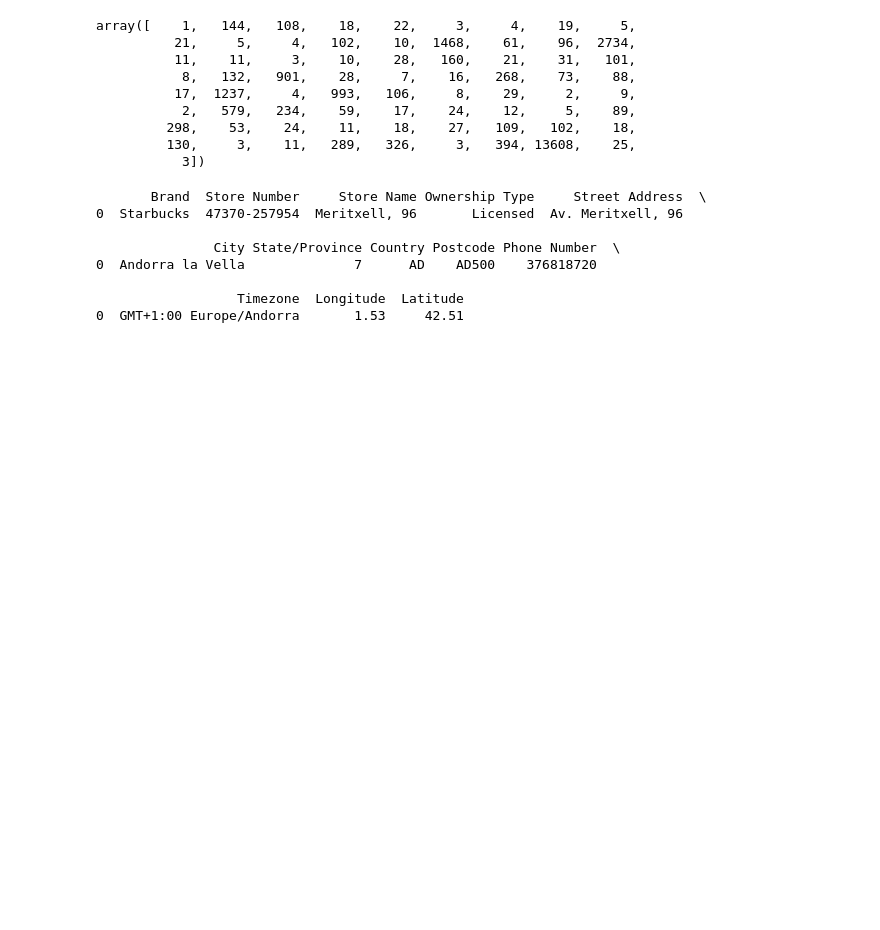
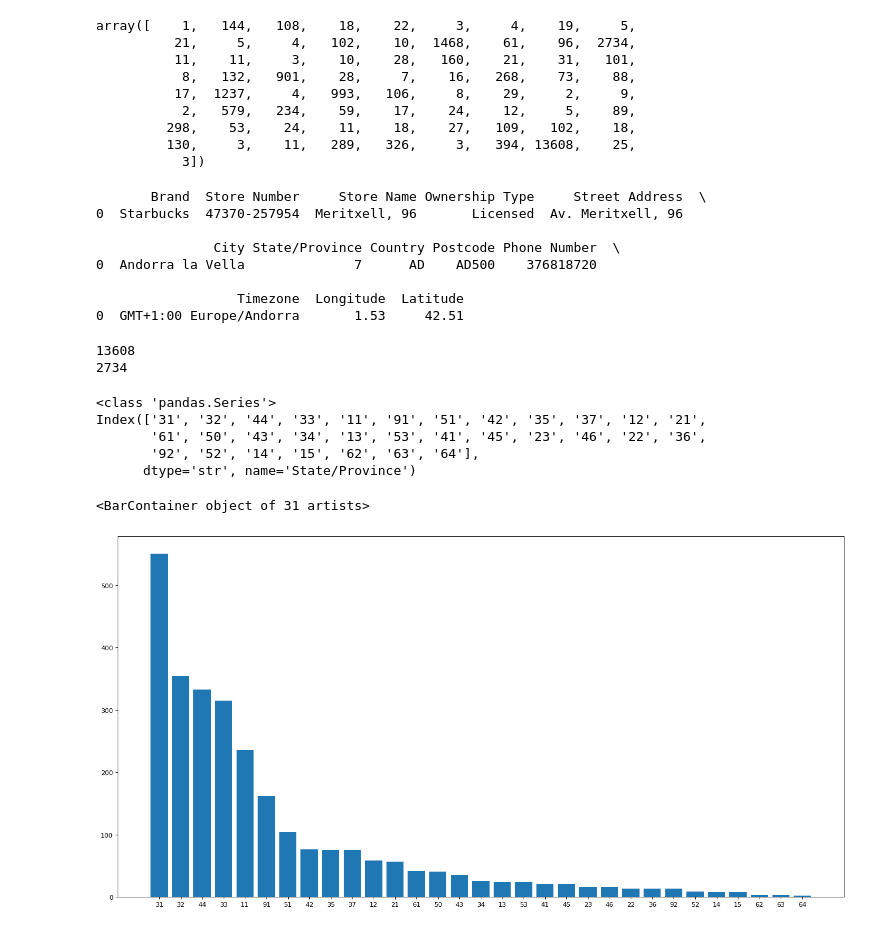
Before and after one commit to yanyusiyunshen/Data-Analysis, a Jupyter notebook: code/pandas.ipynb, the cells around one changed output. Drawn from its saved outputs; the diff is of its cells as text; code cells hidden in the pictures; blank space fills up the shorter version.

```diff
--- a/code/pandas.ipynb
+++ b/code/pandas.ipynb
@@ -1830,3 +1830,28 @@ print(df.head(1))#对每一列的数据是什么，有一个把握
 
                   Timezone  Longitude  Latitude
 0  GMT+1:00 Europe/Andorra       1.53     42.51
+# %%
+#任取一列求count，也可以用country列自身
+country_count =grouped["Brand"].count()
+print(country_count["US"])
+print(country_count["CN"])
+# %% [output]
+13608
+2734
+# %%
+#中国不同省份的星巴克数量，图像绘制
+import matplotlib.pyplot as plt
+country_cn=df[df['Country']=='CN']
+china_province=country_cn.groupby(by="State/Province").count()['Brand'].sort_values(ascending=False)
+plt.figure(figsize=(20,10),dpi=80)
+print(type(china_province))
+print(china_province.index)
+plt.bar(china_province.index,china_province.values)
+# %% [output]
+<class 'pandas.Series'>
+Index(['31', '32', '44', '33', '11', '91', '51', '42', '35', '37', '12', '21',
+       '61', '50', '43', '34', '13', '53', '41', '45', '23', '46', '22', '36',
+       '92', '52', '14', '15', '62', '63', '64'],
+      dtype='str', name='State/Province')
+<BarContainer object of 31 artists>
+[figure, added]
```
Also changed, not shown: parts of 2 cells of this notebook.
